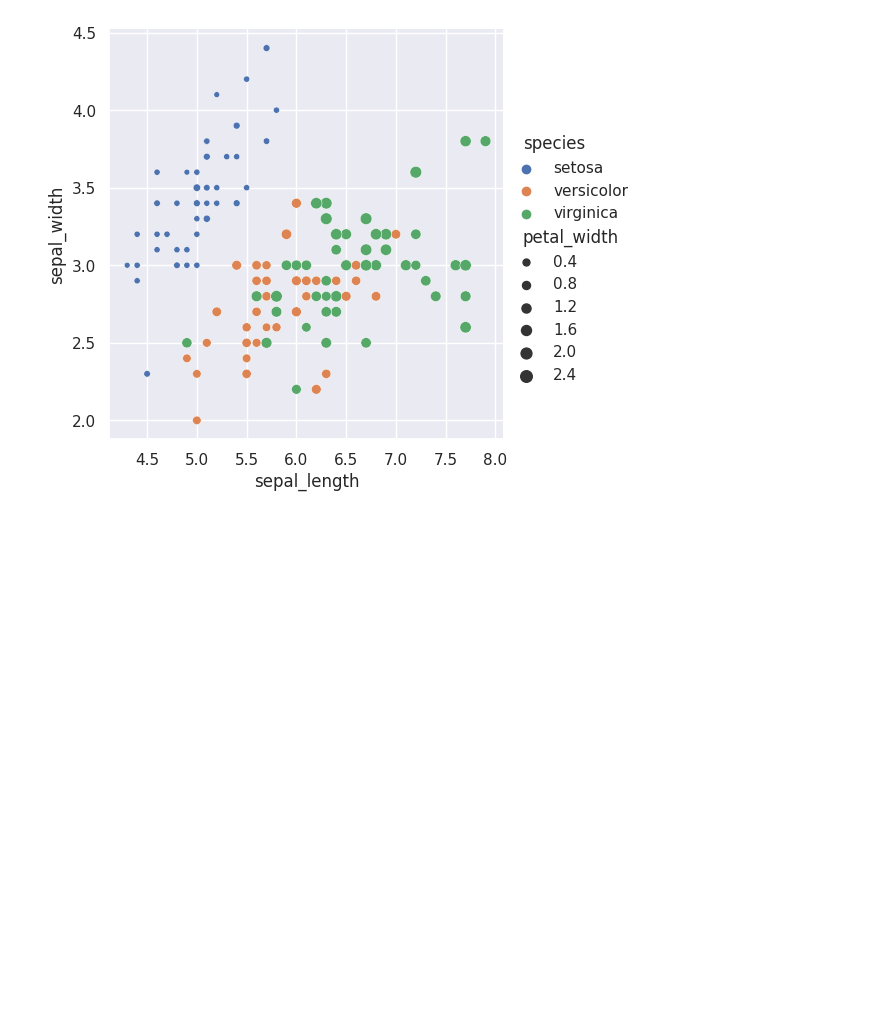
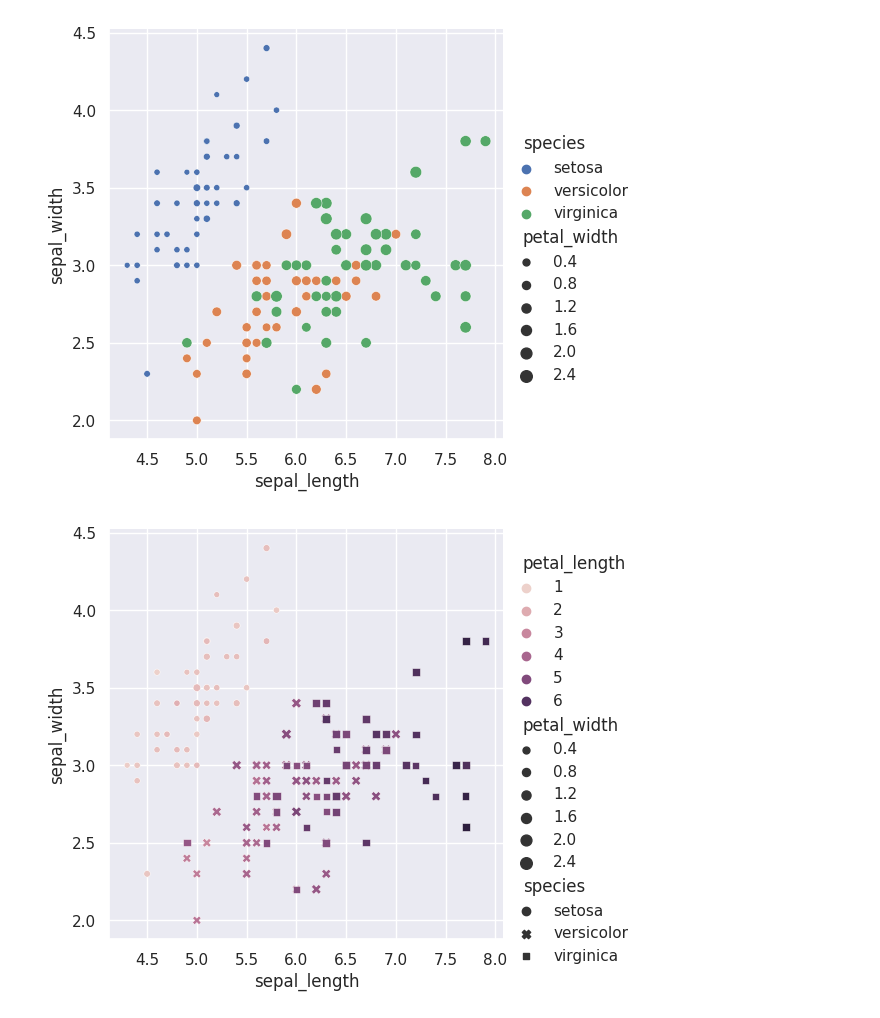
Before and after one commit to rlind4091/mycode, a Jupyter notebook: seaborn/learningseaborn2.ipynb, the cells around one changed output. Drawn from its saved outputs; the diff is of its cells as text; code cells hidden in the pictures; blank space fills up the shorter version.

```diff
--- a/seaborn/learningseaborn2.ipynb
+++ b/seaborn/learningseaborn2.ipynb
@@ -57,3 +57,9 @@ sns.relplot(x="sepal_length", y="sepal_width", hue="species",
 plt.show()
 # %% [output]
 [figure]
+# %%
+sns.relplot(x="sepal_length", y="sepal_width", hue="petal_length",
+            size="petal_width", style="species", data=df);
+plt.show()
+# %% [output]
+[figure, added]
```
Also changed, not shown: 3 other files.
